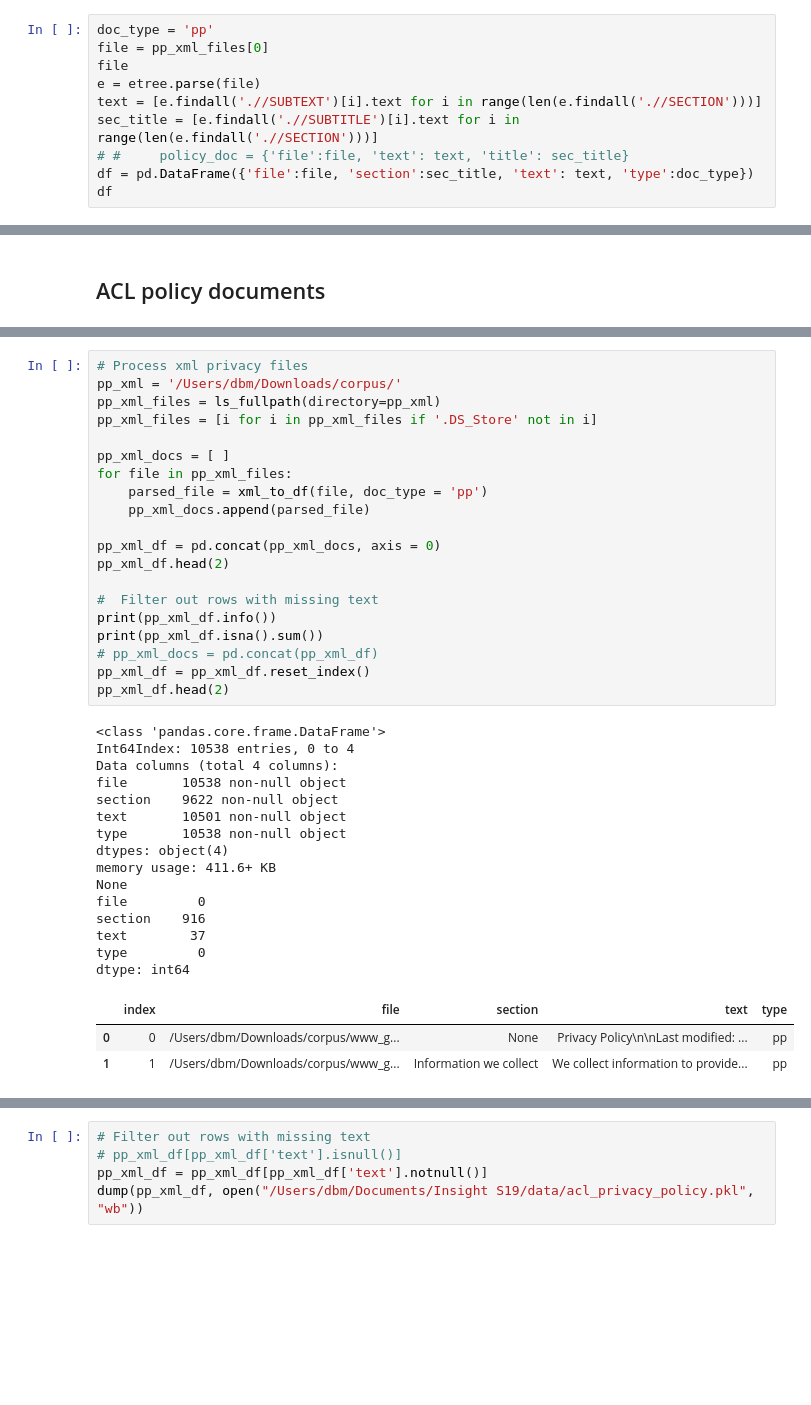
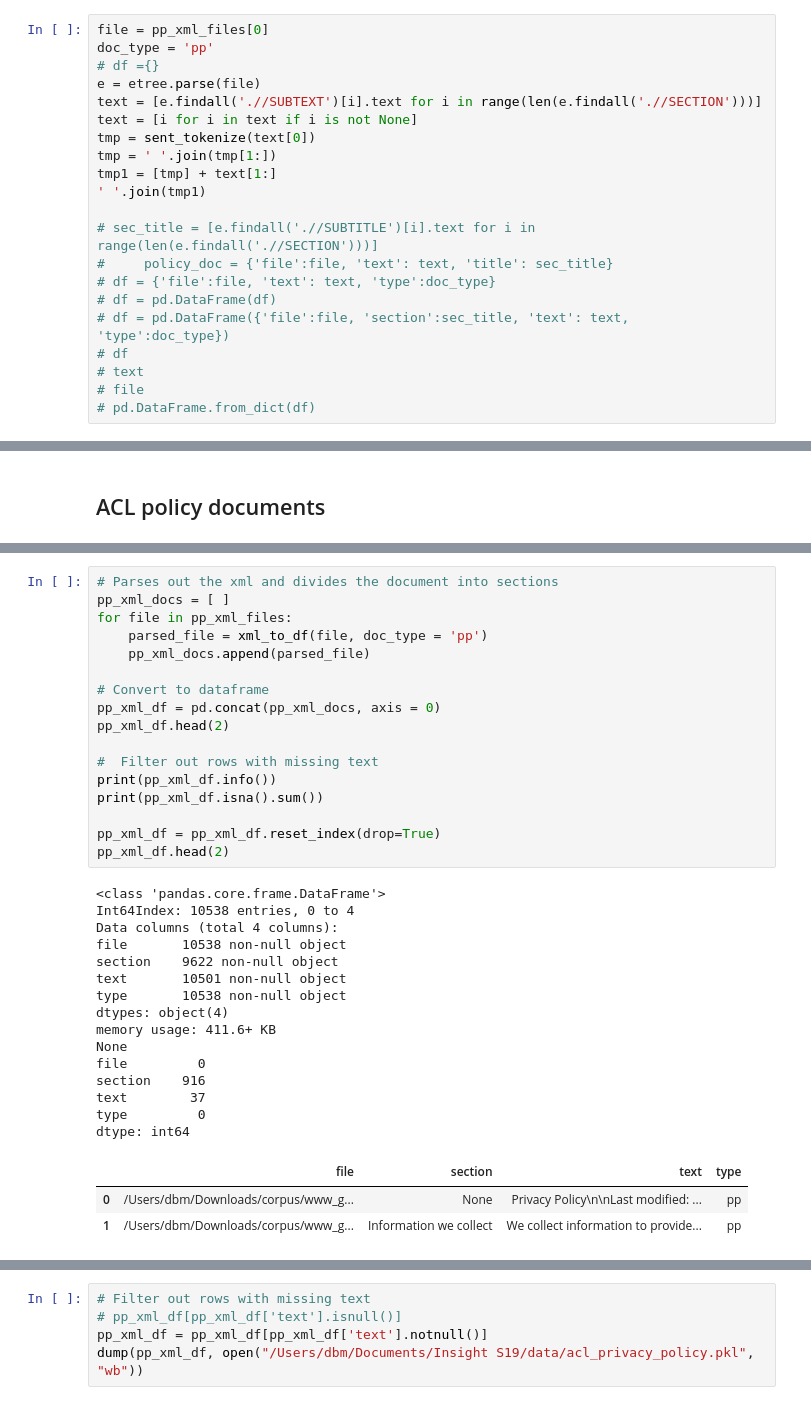
Before and after one commit to debshila/multilevel-text-summarization, a Jupyter notebook: src/Policy Preprocessing.ipynb, the cells around one changed output, grey strips where cells are left out. Cells and saved outputs as stored; diff of their text form; blank space fills up the shorter version.

```diff
--- a/src/Policy Preprocessing.ipynb
+++ b/src/Policy Preprocessing.ipynb
@@ -79,13 +79,24 @@ co_names_oo = [extract_co_name(file=file) for file in oo_files]
 co_names_ppxml = [extract_co_name(file=file) for file in pp_xml_files]
 co_names = co_names_pp + co_names_oo + co_names_ppxml
 # %%
+file = pp_xml_files[0]
 doc_type = 'pp'
-file = pp_xml_files[0]
-file
+# df ={}
 e = etree.parse(file)
 text = [e.findall('.//SUBTEXT')[i].text for i in range(len(e.findall('.//SECTION')))]
-sec_title = [e.findall('.//SUBTITLE')[i].text for i in range(len(e.findall('.//SECTION')))]
-# #     policy_doc = {'file':file, 'text': text, 'title': sec_title}
-df = pd.DataFrame({'file':file, 'section':sec_title, 'text': text, 'type':doc_type})
-df
+text = [i for i in text if i is not None]
+tmp = sent_tokenize(text[0])
+tmp = ' '.join(tmp[1:])
+tmp1 = [tmp] + text[1:]
+' '.join(tmp1)
+
+# sec_title = [e.findall('.//SUBTITLE')[i].text for i in range(len(e.findall('.//SECTION')))]
+#     policy_doc = {'file':file, 'text': text, 'title': sec_title}
+# df = {'file':file, 'text': text, 'type':doc_type}
+# df = pd.DataFrame(df)
+# df = pd.DataFrame({'file':file, 'section':sec_title, 'text': text, 'type':doc_type})
+# df
+# text
+# file
+# pd.DataFrame.from_dict(df)
 # %% [output]
@@ -216,39 +236,36 @@ data_words[0]
 # %%
-# Process xml privacy files
-pp_xml = '/Users/dbm/Downloads/corpus/'
-pp_xml_files = ls_fullpath(directory=pp_xml)
-pp_xml_files = [i for i in pp_xml_files if '.DS_Store' not in i]
-
+# Parses out the xml and divides the document into sections
 pp_xml_docs = [ ]
 for file in pp_xml_files:
     parsed_file = xml_to_df(file, doc_type = 'pp')
     pp_xml_docs.append(parsed_file)
 
+# Convert to dataframe
 pp_xml_df = pd.concat(pp_xml_docs, axis = 0)
 pp_xml_df.head(2)
 
 #  Filter out rows with missing text
 print(pp_xml_df.info())
 print(pp_xml_df.isna().sum())
-# pp_xml_docs = pd.concat(pp_xml_df)
-pp_xml_df = pp_xml_df.reset_index()
+
+pp_xml_df = pp_xml_df.reset_index(drop=True)
 pp_xml_df.head(2)
 # %% [output]
 <class 'pandas.core.frame.DataFrame'>
 Int64Index: 10538 entries, 0 to 4
 Data columns (total 4 columns):
 file       10538 non-null object
 section    9622 non-null object
 text       10501 non-null object
 type       10538 non-null object
 dtypes: object(4)
 memory usage: 411.6+ KB
 None
 file         0
 section    916
 text        37
 type         0
 dtype: int64
-|  | index | file | section | text | type |
-| 0 | 0 | /Users/dbm/Downloads/corpus/www_g... | None | Privacy Policy\n\nLast modified: ... | pp |
-| 1 | 1 | /Users/dbm/Downloads/corpus/www_g... | Information we collect | We collect information to provide... | pp |
+|  | file | section | text | type |
+| 0 | /Users/dbm/Downloads/corpus/www_g... | None | Privacy Policy\n\nLast modified: ... | pp |
+| 1 | /Users/dbm/Downloads/corpus/www_g... | Information we collect | We collect information to provide... | pp |
```
Also changed, not shown: parts of 6 cells of this notebook, 3 other files.
